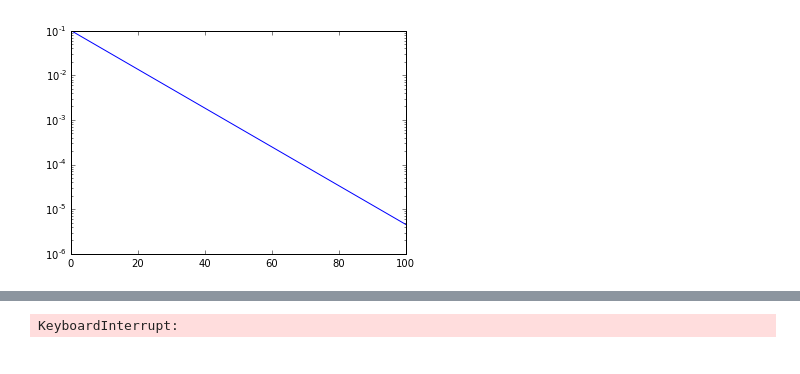
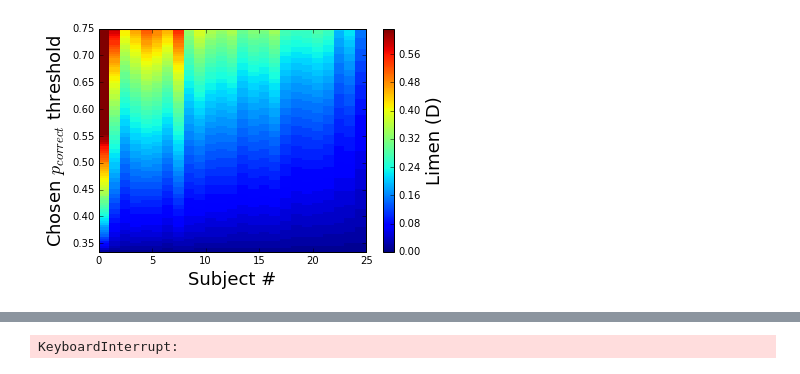
Before and after one commit to rgerkin/trillion, a Jupyter notebook: stan.ipynb, the cells around one changed output, grey strips where cells are left out. Saved outputs shown, nothing was run; the diff lists cells and outputs as text; code cells hidden in the pictures.

```diff
--- a/stan.ipynb
+++ b/stan.ipynb
@@ -78,8 +95,16 @@ plt.ylabel('$p_{correct}$',size=24);
-# %%
-from scipy.stats import beta,expon
-x = np.linspace(0,100,1000)
-#plt.plot(x,beta.pdf(x,0.01,10))
-plt.plot(x,expon.pdf(x,0,10))
-plt.yscale('log')
-# %% [output]
-[figure, removed]
+# %%
+thresholds = np.linspace(0.334,0.75,100)
+limens = np.zeros((len(thresholds),26))
+for i in range(26):
+    x = np.linspace(0.001,100,10000)
+    y = 0.333 + 0.666/(1+(fit['kd'][i]/x)**fit['exponent'][i]);
+    for j,threshold in enumerate(thresholds):
+        limens[j,i] = x[list(y>threshold).index(1)]
+plt.pcolor(np.arange(26),thresholds,limens,vmin=0,vmax=np.sqrt(data['n_dimensions'])/5)
+plt.xlabel('Subject #',size=18)
+plt.ylabel('Chosen $p_{correct}$ threshold',size=18)
+plt.ylim(thresholds.min(),thresholds.max())
+ax = plt.colorbar()
+ax.set_label('Limen (D)',size=18)
+# %% [output]
+[figure, added]
```
Also changed, not shown: parts of 11 cells of this notebook, 2 other files.
